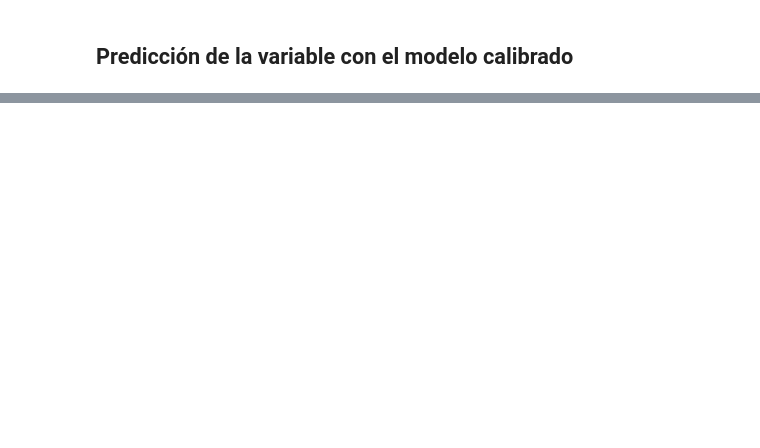
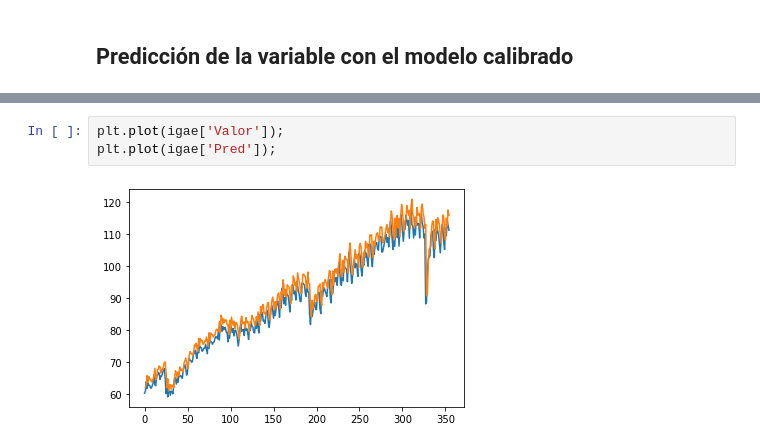
Before and after one commit to Oscar19260/Estadistica_TC3007C, a Jupyter notebook: Entregable2.ipynb, the cells around one changed output, grey strips where cells are left out. Cells and saved outputs as stored; diff of their text form; blank space fills up the shorter version.

```diff
--- a/Entregable2.ipynb
+++ b/Entregable2.ipynb
@@ -237,0 +300,5 @@ plot_pacf(res2.resid, lags = 12);
+# %%
+plt.plot(igae['Valor']);
+plt.plot(igae['Pred']);
+# %% [output]
+[figure, added]
```
Also changed, not shown: parts of 15 cells of this notebook.
